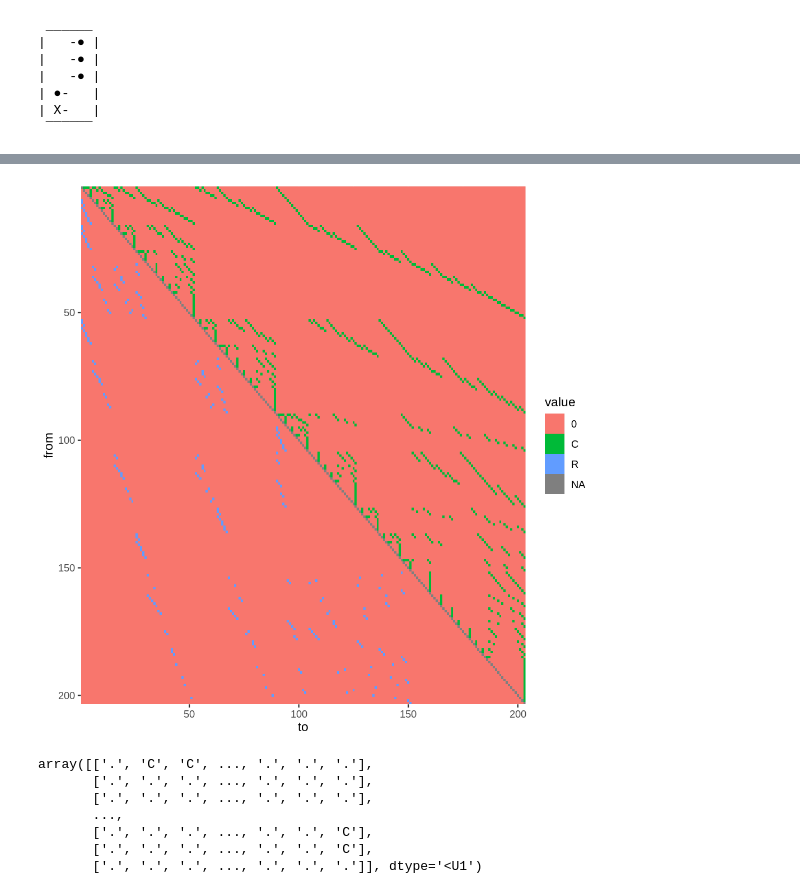
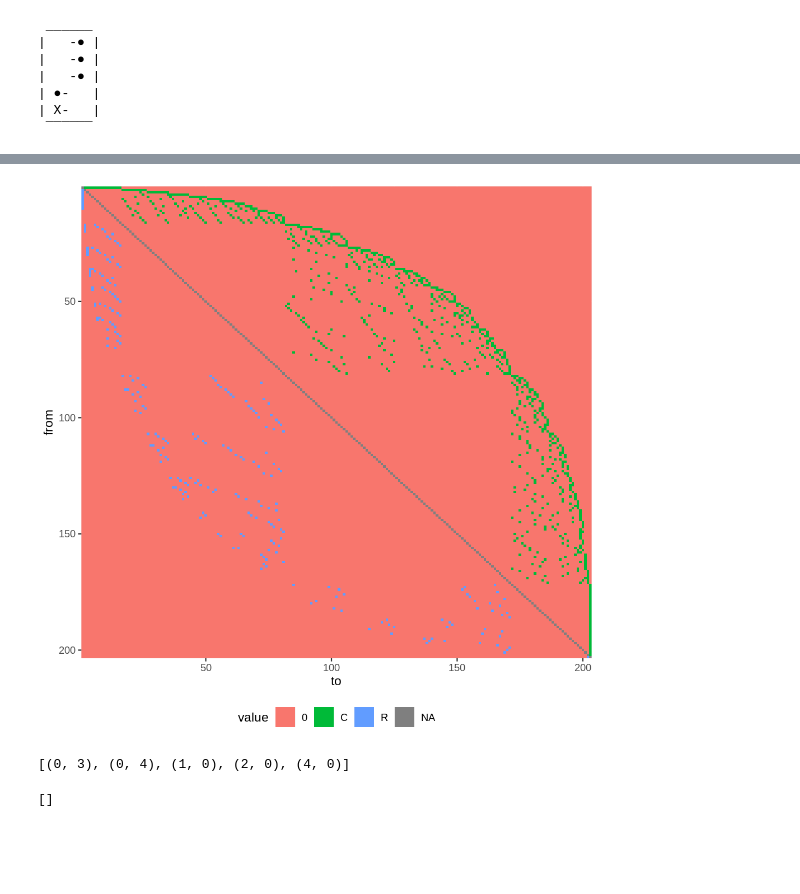
Before and after one commit to rivasiker/phasetype, a Jupyter notebook: scripts/01_msprime_simulations/03_state_space.ipynb, the cells around one changed output, grey strips where cells are left out. Cells and saved outputs as stored; diff of their text form; code cells hidden in the pictures; blank space fills up the shorter version.

Commit message:
Added ordering of states

```diff
--- a/scripts/01_msprime_simulations/03_state_space.ipynb
+++ b/scripts/01_msprime_simulations/03_state_space.ipynb
@@ -85,5 +122,8 @@ def get_states_parallel(lst):
 # %%
-state_2 = [[(1, 1)]]
-iter_lst_0 = get_states(state_2)
-iter_lst_0
+state_1 = [[(1, 1)]]
+iter_lst_1 = get_states(state_1)
+print(iter_lst_1)
+state_2 = [[(2, 2)]]
+iter_lst_2 = get_states(state_2)
+print(iter_lst_2)
 # %% [output]
@@ -98,6 +136,5 @@ len(get_states_parallel(state_2))
 # %%
-state_4 = [
-    [(1, 1), (2, 2)]]
+state_4 = [[(0, 1), (0, 2), (1, 0), (2, 0)]]
 iter_lst = get_states(state_4)
 iter_lst
 # %% [output]
@@ -125,0 +165,13 @@ len(get_states_parallel(state_4))
+# %%
+import numpy as np
+trans_mat = np.full((len(iter_lst), len(iter_lst)), '0')
+
+for i in range(len(iter_lst)):
+    new_lst = recombination(iter_lst[i])
+    idx_lst = [iter_lst.index(j) for j in new_lst]
+    for j in idx_lst:
+        trans_mat[i,j]='R'
+    new_lst = coalescent(iter_lst[i])
+    idx_lst = [iter_lst.index(j) for j in new_lst]
+    for j in idx_lst:
+        trans_mat[i,j]='C'
@@ -133,5 +203,5 @@ len(iter_lst_2)
 # %%
-state_n = [[(1, 1), (2, 2), (4, 4)]]
+state_n = [[(0, 1), (0, 2), (0, 4), (1, 0), (2, 0), (4, 0)]]
 iter_lst_2 = get_states_parallel(state_n)
 len(iter_lst_2)
 # %% [output]
@@ -345,27 +429,28 @@ for i in range(len(iter_lst_2)):
 # %%
 %%R -i trans_mat  -w 1000 -h 1000 -r 150
 
 library(tidyverse)
 
 as_tibble(trans_mat) %>%
     mutate(from = 1:n()) %>%
     pivot_longer(-from) %>%
     mutate(to = as.integer(str_remove_all(name, 'V'))) %>%
     select(from, to, value) %>%
     mutate(value = ifelse(from==to, NA, value))  %>%
     ggplot() +
     geom_tile(aes(to, from, fill = value)) +
+    # geom_hline(aes(yintercept = 100.5)) +
     scale_y_reverse(expand = c(0, 0)) +
-    scale_x_continuous(expand = c(0, 0))
+    scale_x_continuous(expand = c(0, 0)) +
+    theme(legend.position = 'bottom')
 # %% [output]
-[figure, old version]
+[figure, new version]
 # %%
-trans_mat
+iter_lst_2[1]
 # %% [output]
-array([['.', 'C', 'C', ..., '.', '.', '.'],
-       ['.', '.', '.', ..., '.', '.', '.'],
-       ['.', '.', '.', ..., '.', '.', '.'],
-       ...,
-       ['.', '.', '.', ..., '.', '.', 'C'],
-       ['.', '.', '.', ..., '.', '.', 'C'],
-       ['.', '.', '.', ..., '.', '.', '.']], dtype='<U1')
+[(0, 3), (0, 4), (1, 0), (2, 0), (4, 0)]
+# %%
+state_n = [(0, 1), (0, 2), (0, 4), (1, 0), (2, 0), (4, 0)]
+coalescent(state_n)
+# %% [output]
+[]
```
Also changed, not shown: parts of 20 cells of this notebook.
